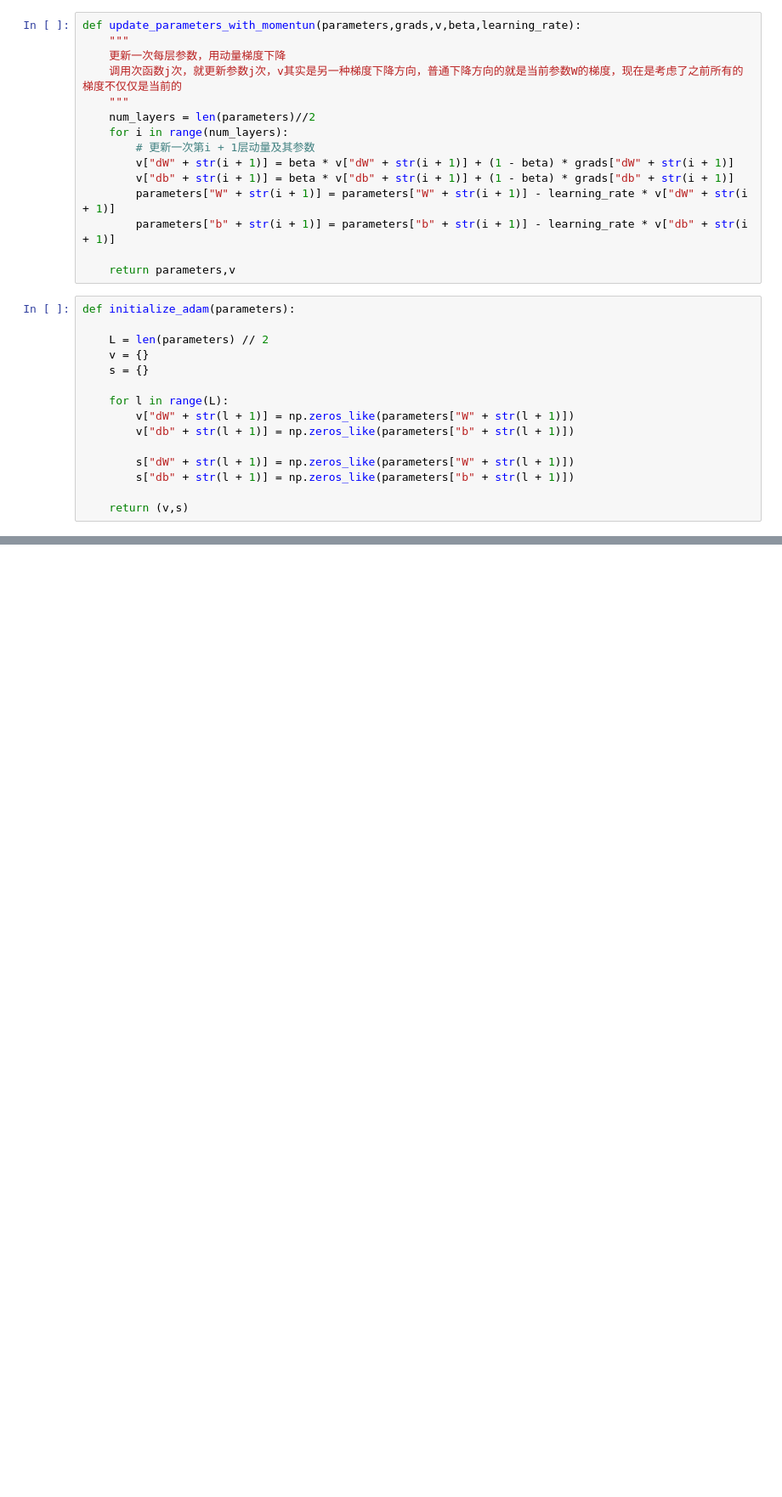
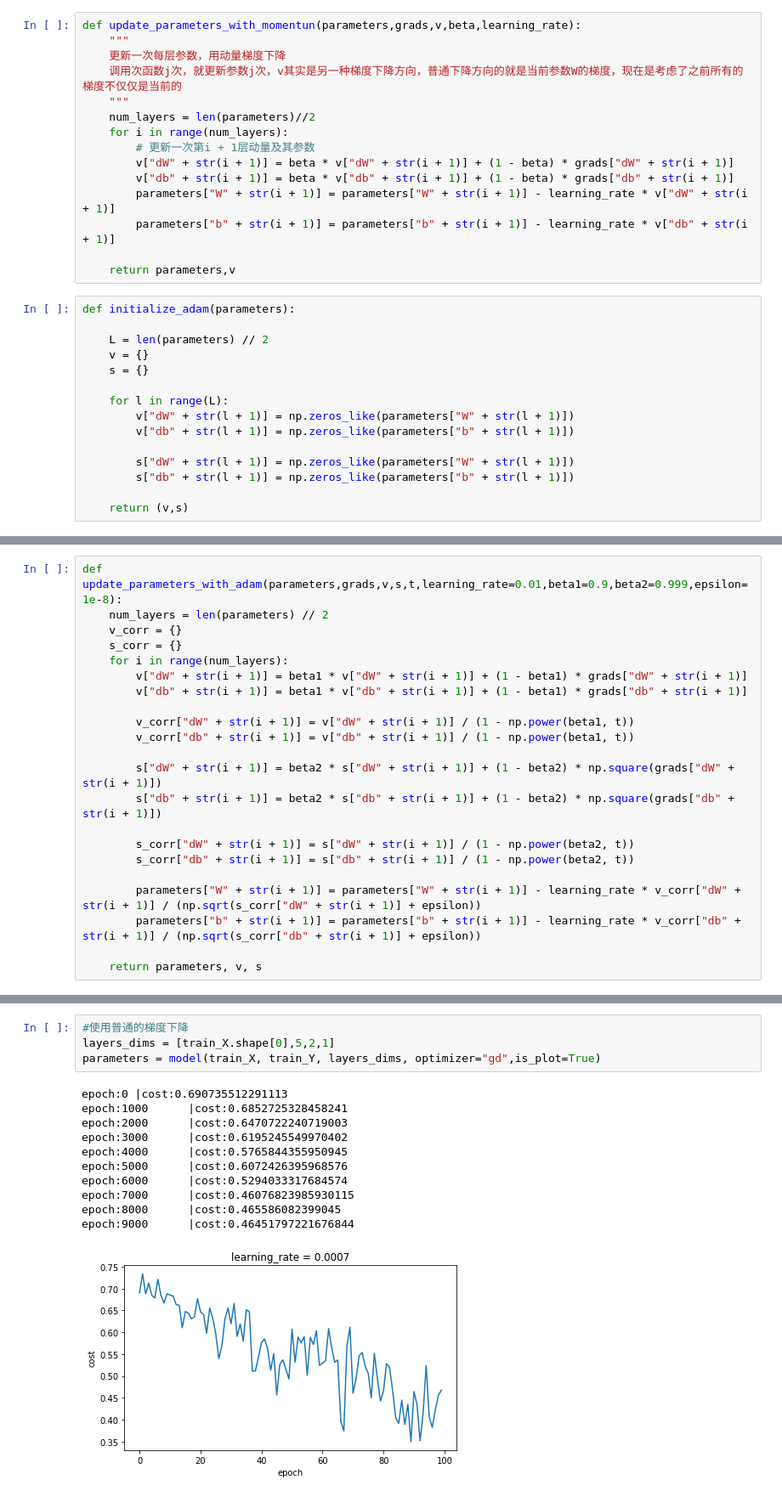
Before and after one commit to yyuanl/deep_learning_exercise, a Jupyter notebook: 课程2 改善神经网络/课程2-第二周作业-优化算法/Untitled.ipynb, the cells around one changed output, grey strips where cells are left out. Shown at 85% size. Saved outputs shown, nothing was run; the diff lists cells and outputs as text; blank space fills up the shorter version.

```diff
--- a/课程2 改善神经网络/课程2-第二周作业-优化算法/Untitled.ipynb
+++ b/课程2 改善神经网络/课程2-第二周作业-优化算法/Untitled.ipynb
@@ -130,0 +131,22 @@ print('s["db2"] = ' + str(s["db2"]))
+# %%
+def update_parameters_with_adam(parameters,grads,v,s,t,learning_rate=0.01,beta1=0.9,beta2=0.999,epsilon=1e-8):
+    num_layers = len(parameters) // 2
+    v_corr = {}
+    s_corr = {}
+    for i in range(num_layers):
+        v["dW" + str(i + 1)] = beta1 * v["dW" + str(i + 1)] + (1 - beta1) * grads["dW" + str(i + 1)]
+        v["db" + str(i + 1)] = beta1 * v["db" + str(i + 1)] + (1 - beta1) * grads["db" + str(i + 1)]
+
+        v_corr["dW" + str(i + 1)] = v["dW" + str(i + 1)] / (1 - np.power(beta1, t))
+        v_corr["db" + str(i + 1)] = v["db" + str(i + 1)] / (1 - np.power(beta1, t))
+
+        s["dW" + str(i + 1)] = beta2 * s["dW" + str(i + 1)] + (1 - beta2) * np.square(grads["dW" + str(i + 1)])
+        s["db" + str(i + 1)] = beta2 * s["db" + str(i + 1)] + (1 - beta2) * np.square(grads["db" + str(i + 1)])
+
+        s_corr["dW" + str(i + 1)] = s["dW" + str(i + 1)] / (1 - np.power(beta2, t))
+        s_corr["db" + str(i + 1)] = s["db" + str(i + 1)] / (1 - np.power(beta2, t))
+
+        parameters["W" + str(i + 1)] = parameters["W" + str(i + 1)] - learning_rate * v_corr["dW" + str(i + 1)] / (np.sqrt(s_corr["dW" + str(i + 1)] + epsilon))
+        parameters["b" + str(i + 1)] = parameters["b" + str(i + 1)] - learning_rate * v_corr["db" + str(i + 1)] / (np.sqrt(s_corr["db" + str(i + 1)] + epsilon))
+
+    return parameters, v, s
@@ -130,0 +320,16 @@ print('s["db2"] = ' + str(s["db2"]))
+# %%
+#使用普通的梯度下降
+layers_dims = [train_X.shape[0],5,2,1]
+parameters = model(train_X, train_Y, layers_dims, optimizer="gd",is_plot=True)
+# %% [output]
+epoch:0 |cost:0.690735512291113
+epoch:1000      |cost:0.6852725328458241
+epoch:2000      |cost:0.6470722240719003
+epoch:3000      |cost:0.6195245549970402
+epoch:4000      |cost:0.5765844355950945
+epoch:5000      |cost:0.6072426395968576
+epoch:6000      |cost:0.5294033317684574
+epoch:7000      |cost:0.46076823985930115
+epoch:8000      |cost:0.465586082399045
+epoch:9000      |cost:0.46451797221676844
+[figure, added]
```
Also changed, not shown: parts of 5 cells of this notebook.
